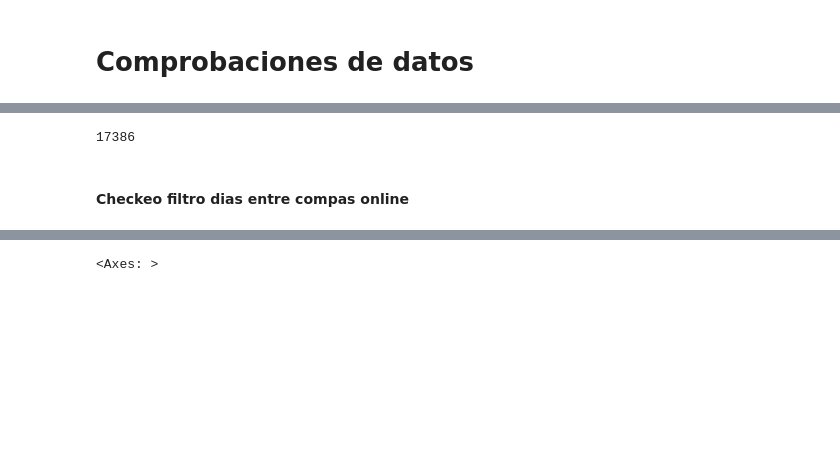
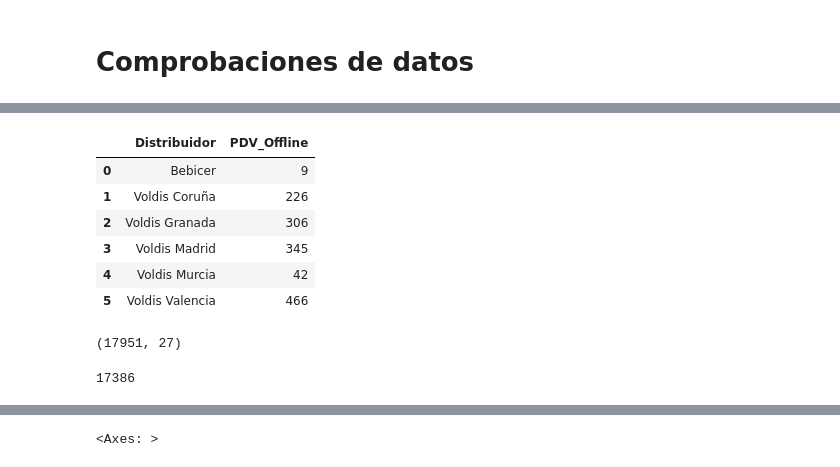
Before and after one commit to MahouECommerce/ml-eficiencia-comercial, a Jupyter notebook: 02_Descriptivo_Segmentacion.ipynb, the cells around one changed output, grey strips where cells are left out. Drawn from its saved outputs; the diff is of its cells as text; code cells hidden in the pictures; blank space fills up the shorter version.

```diff
--- a/02_Descriptivo_Segmentacion.ipynb
+++ b/02_Descriptivo_Segmentacion.ipynb
@@ -8,0 +37,16 @@ order_detail_sorted =order_detail_sorted[~order_detail_sorted['NameDistributor']
+# %%
+df_melted = clientes_espejo.melt(id_vars=['Distribuidor'], value_vars=['ClienteEspejo_Offline_1', 'ClienteEspejo_Offline_2', 'ClienteEspejo_Offline_3'],
+                    var_name='ClienteEspejo', value_name='PDV_Offline')
+
+df_melted_unique = df_melted.drop_duplicates(subset=['Distribuidor', 'PDV_Offline'])
+offline_counts = df_melted_unique.groupby('Distribuidor')['PDV_Offline'].nunique().reset_index()
+# %%
+offline_counts
+# %% [output]
+|  | Distribuidor | PDV_Offline |
+| 0 | Bebicer | 9 |
+| 1 | Voldis Coruña | 226 |
+| 2 | Voldis Granada | 306 |
+| 3 | Voldis Madrid | 345 |
+| 4 | Voldis Murcia | 42 |
+| 5 | Voldis Valencia | 466 |
@@ -9,6 +57,8 @@ order_detail_sorted =order_detail_sorted[~order_detail_sorted['NameDistributor']
+# %%
+order_detail_sorted_grouped.shape
+# %% [output]
+(17951, 27)
 # %%
 order_detail_sorted[order_detail_sorted['IsOnline']!=True]['PointOfSaleId'].nunique()
 # %% [output]
 17386
-# %% [markdown]
-#### Checkeo filtro dias entre compas online
```
Also changed, not shown: parts of 10 cells of this notebook, 2 other files.
